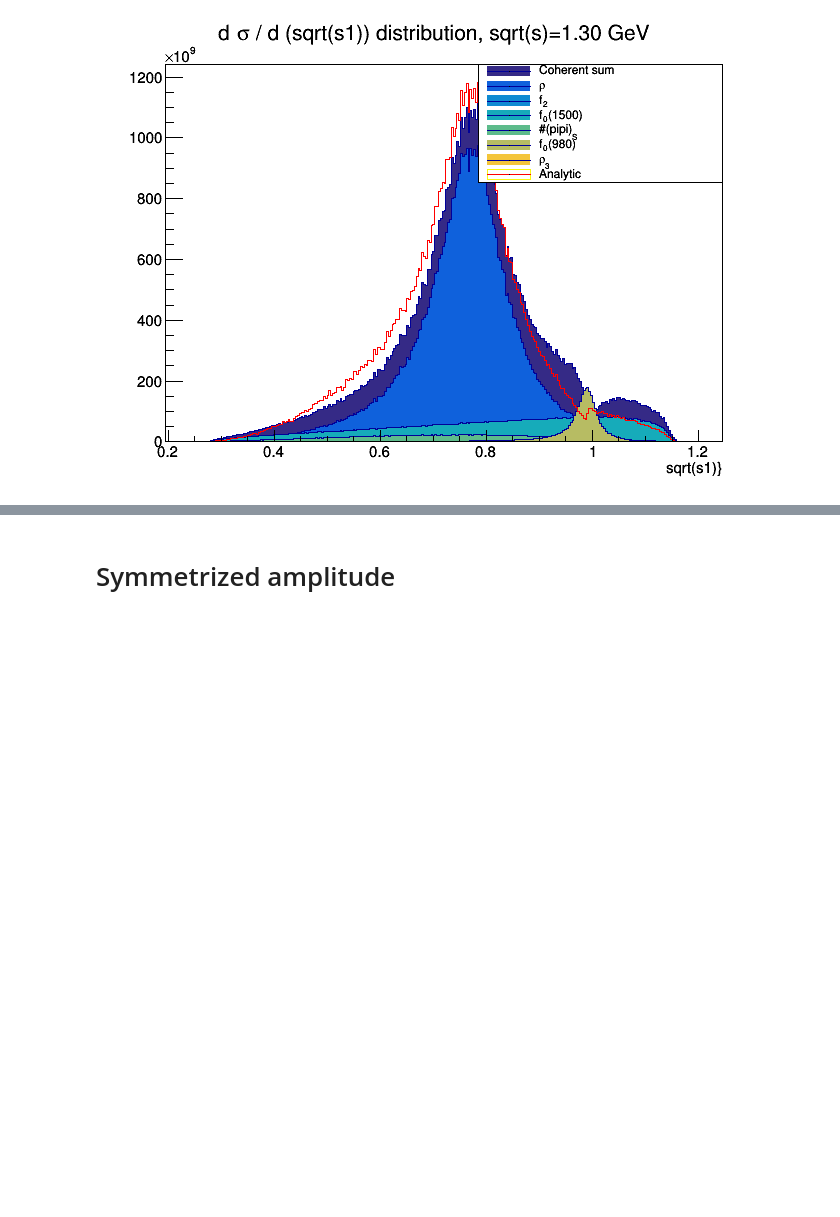
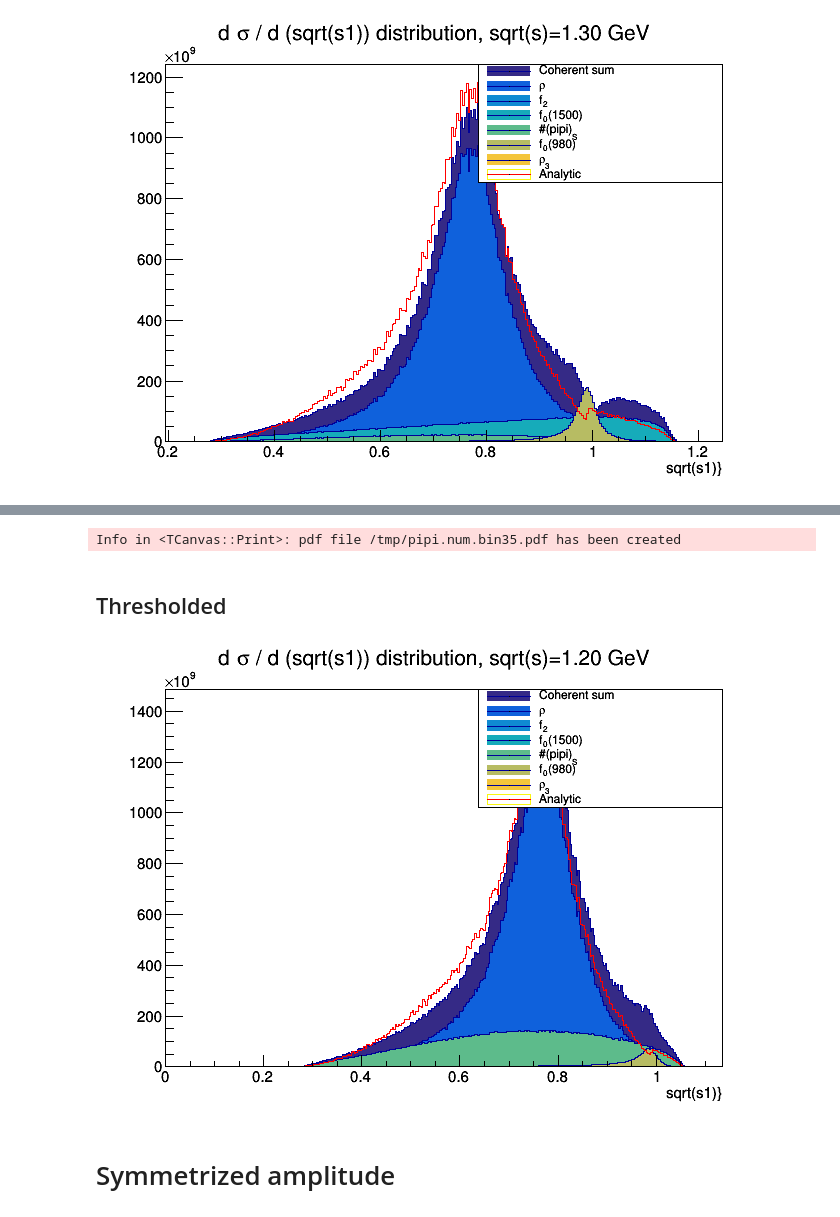
Before and after one commit to mmikhasenko/wavefitter, a Jupyter notebook: notebooks/plot_decomposition_vs_pure_deck.ipynb, the cells around one changed output, grey strips where cells are left out. Drawn from its saved outputs; the diff is of its cells as text; code cells hidden in the pictures; blank space fills up the shorter version.

```diff
--- a/notebooks/plot_decomposition_vs_pure_deck.ipynb
+++ b/notebooks/plot_decomposition_vs_pure_deck.ipynb
@@ -56,0 +71,18 @@ c1->Draw();
+# %%
+%%cpp
+c1->SaveAs("/tmp/pipi.num.bin35.pdf");
+# %% [output]
+Info in <TCanvas::Print>: pdf file /tmp/pipi.num.bin35.pdf has been created
+# %% [markdown]
+## Thresholded
+# %%
+%%cpp
+c1 = compare_deck_expansion_and_pure("sqrt(s1)",
+        "/mnt/data/compass/2008/Deck.88waves.linal.misha/try8.large/result.invert_matrix.root.non_symm",
+        "/mnt/data/compass/2008/phase_space_MC/direct_%d_large1e6.root",
+        35);
+# %%
+%%cpp
+c1->Draw();
+# %% [output]
+[figure, added]
```
Also changed, not shown: parts of 7 cells of this notebook, 5 other files.
